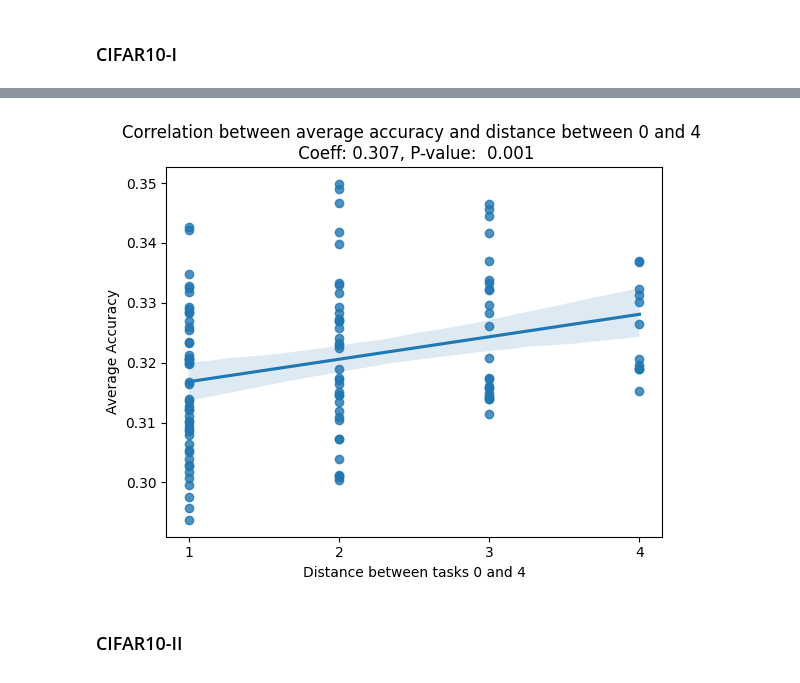
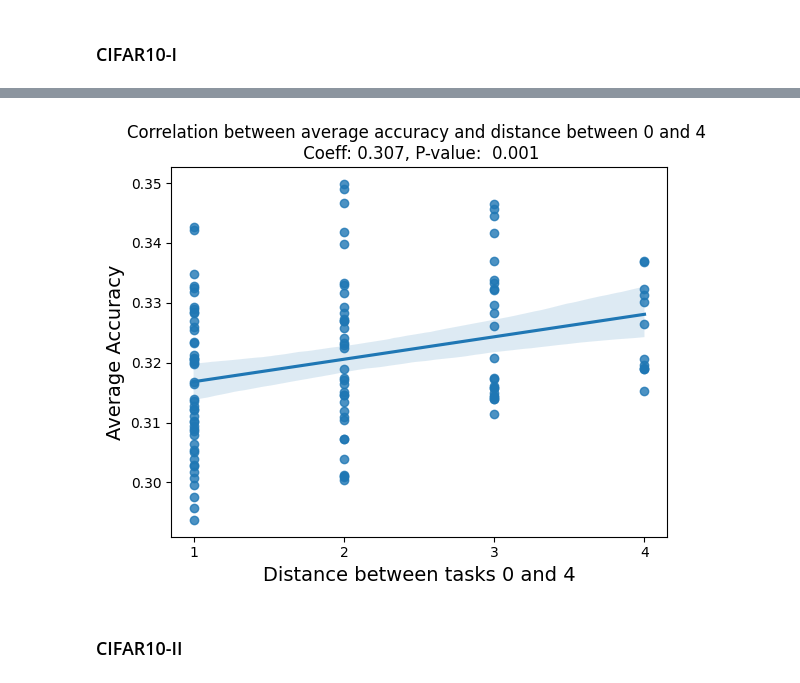
Before and after one commit to CoenSchouten01/Effect-of-task-order-in-online-class-incremental-learning, a Jupyter notebook: experiments_analysis.ipynb, the cells around one changed output, grey strips where cells are left out. Drawn from its saved outputs; the diff is of its cells as text; code cells hidden in the pictures.

```diff
--- a/experiments_analysis.ipynb
+++ b/experiments_analysis.ipynb
@@ -563,8 +563,8 @@ print(f"{correlation_coefficient},  {p_value}")
 plt.title(
     f"Correlation between average accuracy and distance between 0 and 4 \n Coeff: {round(correlation_coefficient, 3) }, P-value:  {round(p_value, 3)}"
 )
-plt.xlabel("Distance between tasks 0 and 4")
-plt.ylabel("Average Accuracy")
+plt.xlabel("Distance between tasks 0 and 4", fontsize=14)
+plt.ylabel("Average Accuracy", fontsize=14)
 plt.xticks([1, 2, 3, 4])
 plt.savefig("results/analysis/characteristics_good_bad_orders/CIFAR10-I/distance_0_4_acc_correlation.png")
 plt.show()
@@ -573,4 +573,4 @@ plt.show()
-[figure, old version]
+[figure, new version]
 # %% [markdown]
 ### CIFAR10-II
 # %%
```
Also changed, not shown: parts of 4 cells of this notebook, 11 other files.
